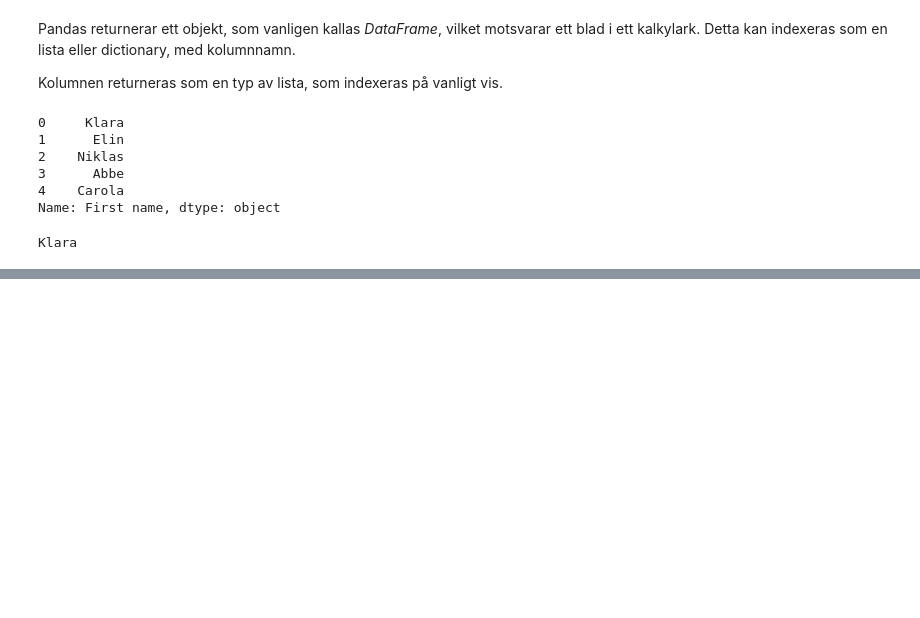
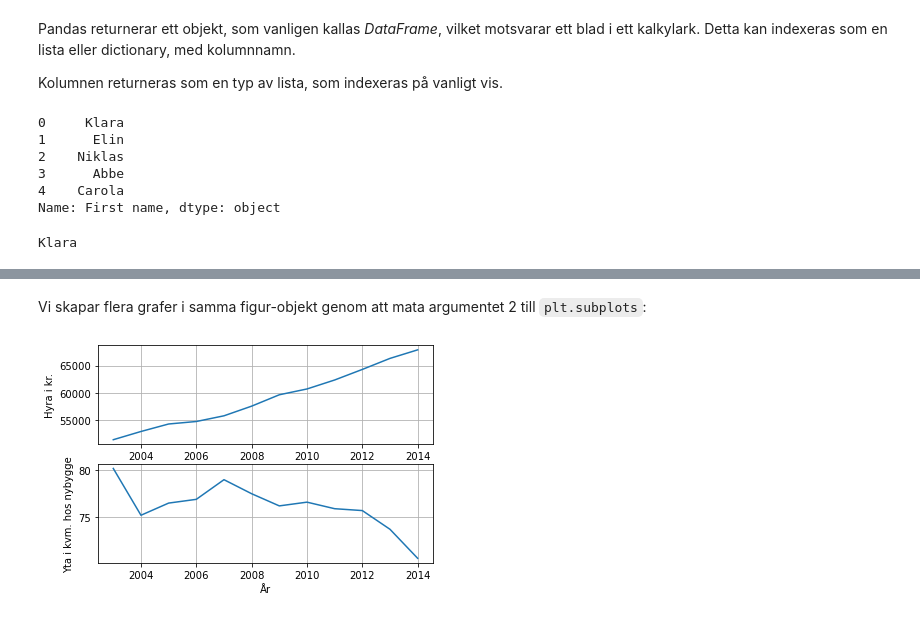
Before and after one commit to idastorm/kurs_python_programmering, a Jupyter notebook: Session 3/Session 3.ipynb, the cells around one changed output, grey strips where cells are left out. Cells and saved outputs as stored; diff of their text form; code cells hidden in the pictures; blank space fills up the shorter version.

```diff
--- a/Session 3/Session 3.ipynb
+++ b/Session 3/Session 3.ipynb
@@ -178,0 +350,3 @@ Klara
+# %%
+df = pd.read_csv("rent_and_area.csv")
+df.head(5) # Visar 5 första raderna i dataframen
@@ -178,0 +360,21 @@ Klara
+# %% [markdown]
+Vi skapar flera grafer i samma figur-objekt genom att mata argumentet 2 till ``plt.subplots``:
+# %%
+year = df["Year"]
+rent  = df["Rent"]
+area = df["Area kvm nybyggt"]
+# Skapa flera figur och ett axel-objekt
+fig, (ax1, ax2) = plt.subplots(2)
+
+ax1.plot(year, rent)
+ax1.set_ylabel("Hyra i kr.")
+ax1.grid()
+ax2.plot(year, area)
+
+ax2.set_ylabel("Yta i kvm. hos nybygge")
+ax2.set_xlabel("År")
+ax2.grid()
+
+plt.show()
+# %% [output]
+[figure, added]
```
Also changed, not shown: parts of 32 cells of this notebook, 6 other files.
